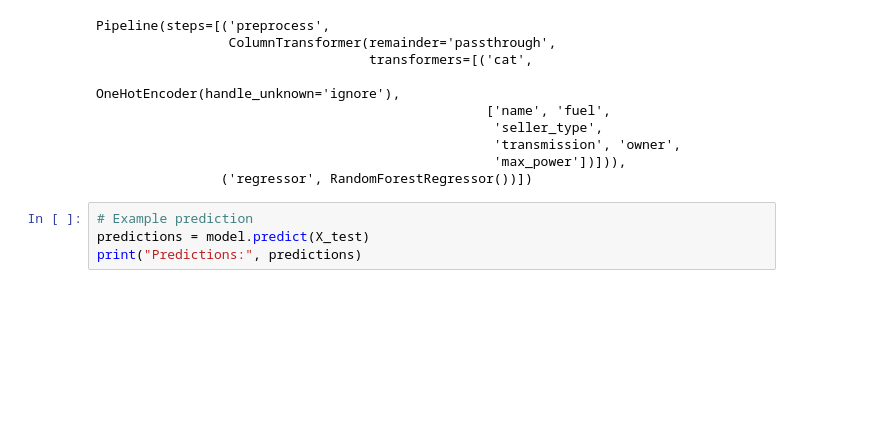
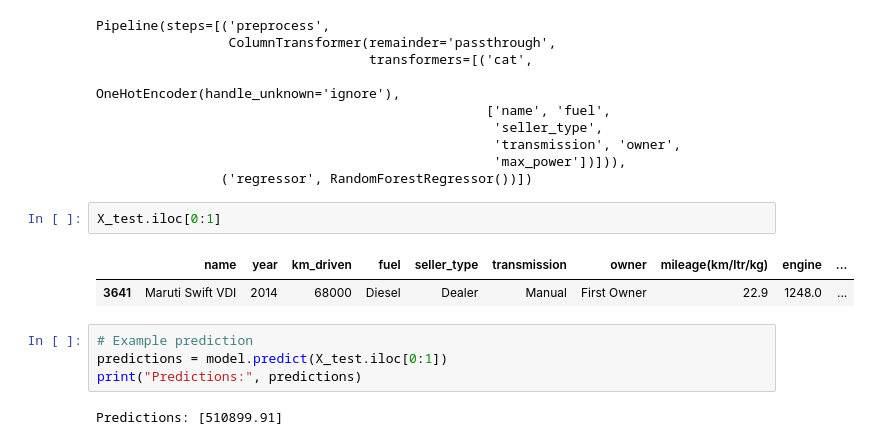
Before and after one commit to TranshumanistAJ/car-price-predicition, a Jupyter notebook: jupyter_notebooks/3_feature_engineering.ipynb, the cells around one changed output. Cells and saved outputs as stored; diff of their text form; blank space fills up the shorter version.

Commit message:
model train in 3_feature_engineering.ipynb and test works

```diff
--- a/jupyter_notebooks/3_feature_engineering.ipynb
+++ b/jupyter_notebooks/3_feature_engineering.ipynb
@@ -121,7 +107,14 @@ Pipeline(steps=[('preprocess',
                                                    'transmission', 'owner',
                                                    'max_power'])])),
                 ('regressor', RandomForestRegressor())])
+# %%
+X_test.iloc[0:1]
+# %% [output]
+|  | name | year | km_driven | fuel | seller_type | transmission | owner | mileage(km/ltr/kg) | engine | ... |
+| 3641 | Maruti Swift VDI | 2014 | 68000 | Diesel | Dealer | Manual | First Owner | 22.9 | 1248.0 | ... |
 # %%
 # Example prediction
-predictions = model.predict(X_test)
+predictions = model.predict(X_test.iloc[0:1])
 print("Predictions:", predictions)
+# %% [output]
+Predictions: [510899.91]
```
Also changed, not shown: parts of 1 cell of this notebook, 1 other file.
